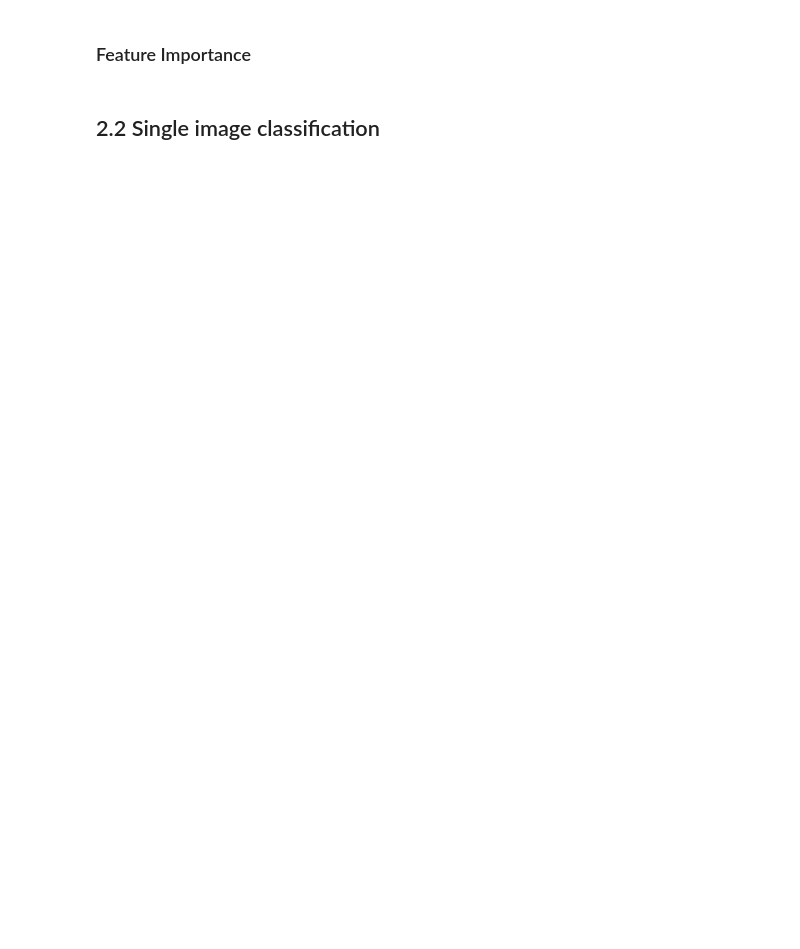
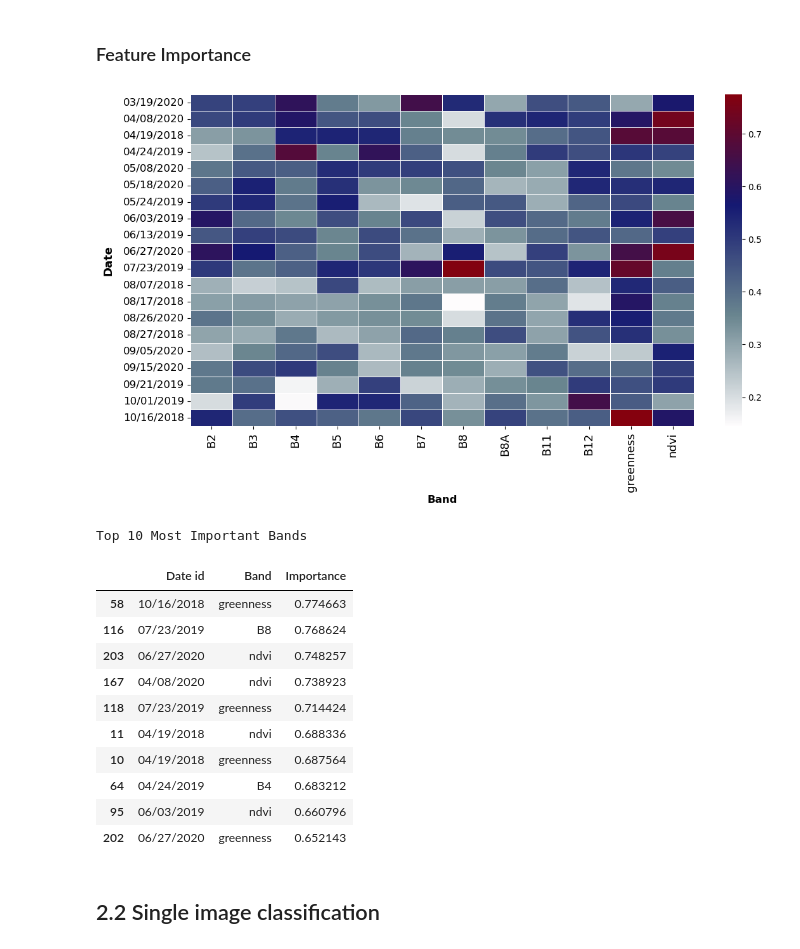
Before and after one commit to nikolovayana/Sen2Tree_multitemporal, a Jupyter notebook: main.ipynb, the cells around one changed output. Drawn from its saved outputs; the diff is of its cells as text; code cells hidden in the pictures; blank space fills up the shorter version.

```diff
--- a/main.ipynb
+++ b/main.ipynb
@@ -428,4 +692,18 @@ band_order = ['B2', 'B3', 'B4', 'B5', 'B6', 'B7', 'B8', 'B8A', 'B11', 'B12','gre
 width = 12.8
 height =  6.8
 # %%
-data_importance = plot_importance( classifier, band_order, width, height)
+data_importance = plot_importance( classifier1, band_order, width, height)
+# %% [output]
+[figure, added]
+Top 10 Most Important Bands
+|  | Date id | Band | Importance |
+| 58 | 10/16/2018 | greenness | 0.774663 |
+| 116 | 07/23/2019 | B8 | 0.768624 |
+| 203 | 06/27/2020 | ndvi | 0.748257 |
+| 167 | 04/08/2020 | ndvi | 0.738923 |
+| 118 | 07/23/2019 | greenness | 0.714424 |
+| 11 | 04/19/2018 | ndvi | 0.688336 |
+| 10 | 04/19/2018 | greenness | 0.687564 |
+| 64 | 04/24/2019 | B4 | 0.683212 |
+| 95 | 06/03/2019 | ndvi | 0.660796 |
+| 202 | 06/27/2020 | greenness | 0.652143 |
```
Also changed, not shown: parts of 22 cells of this notebook, 4 other files.
